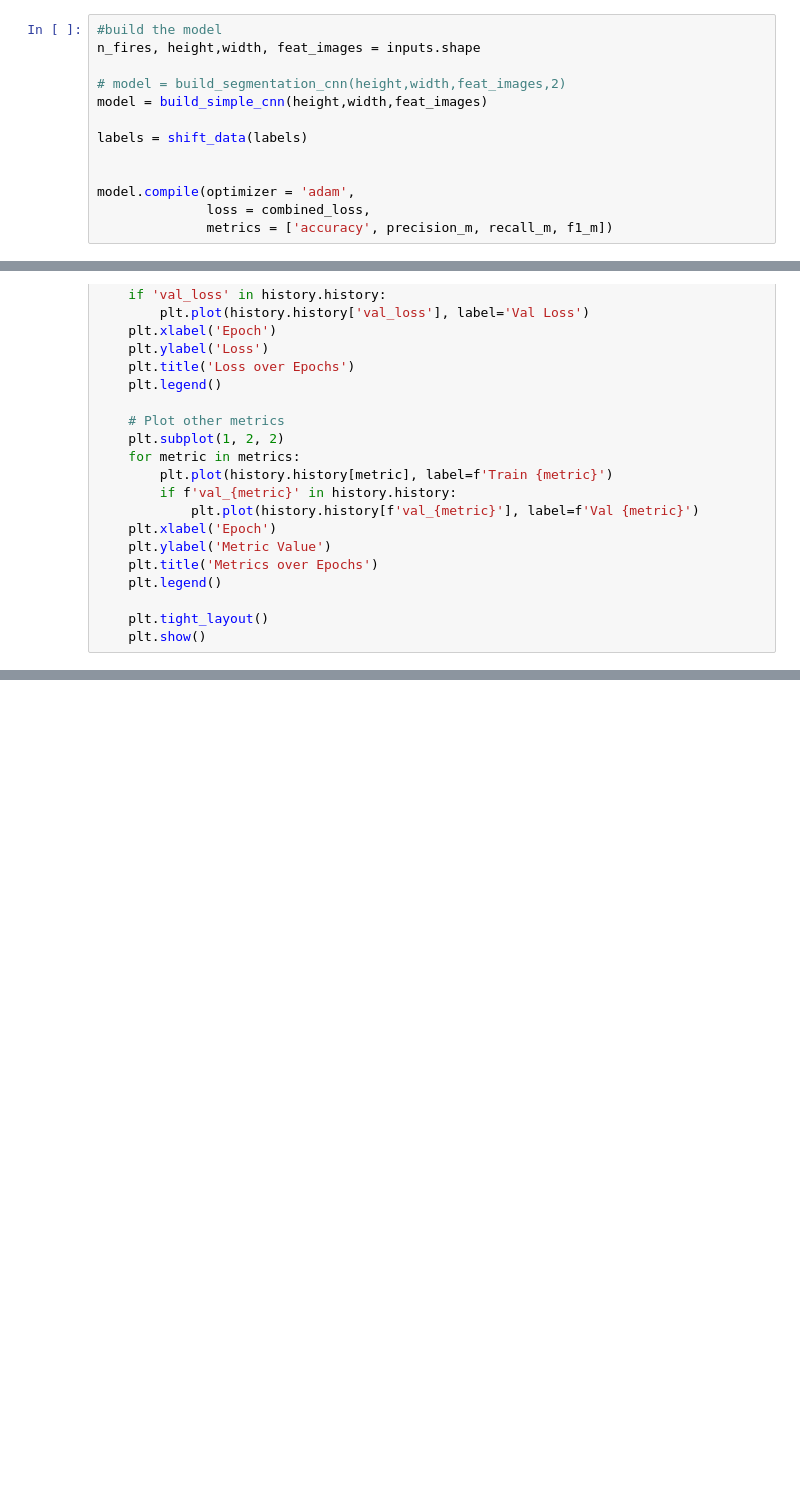
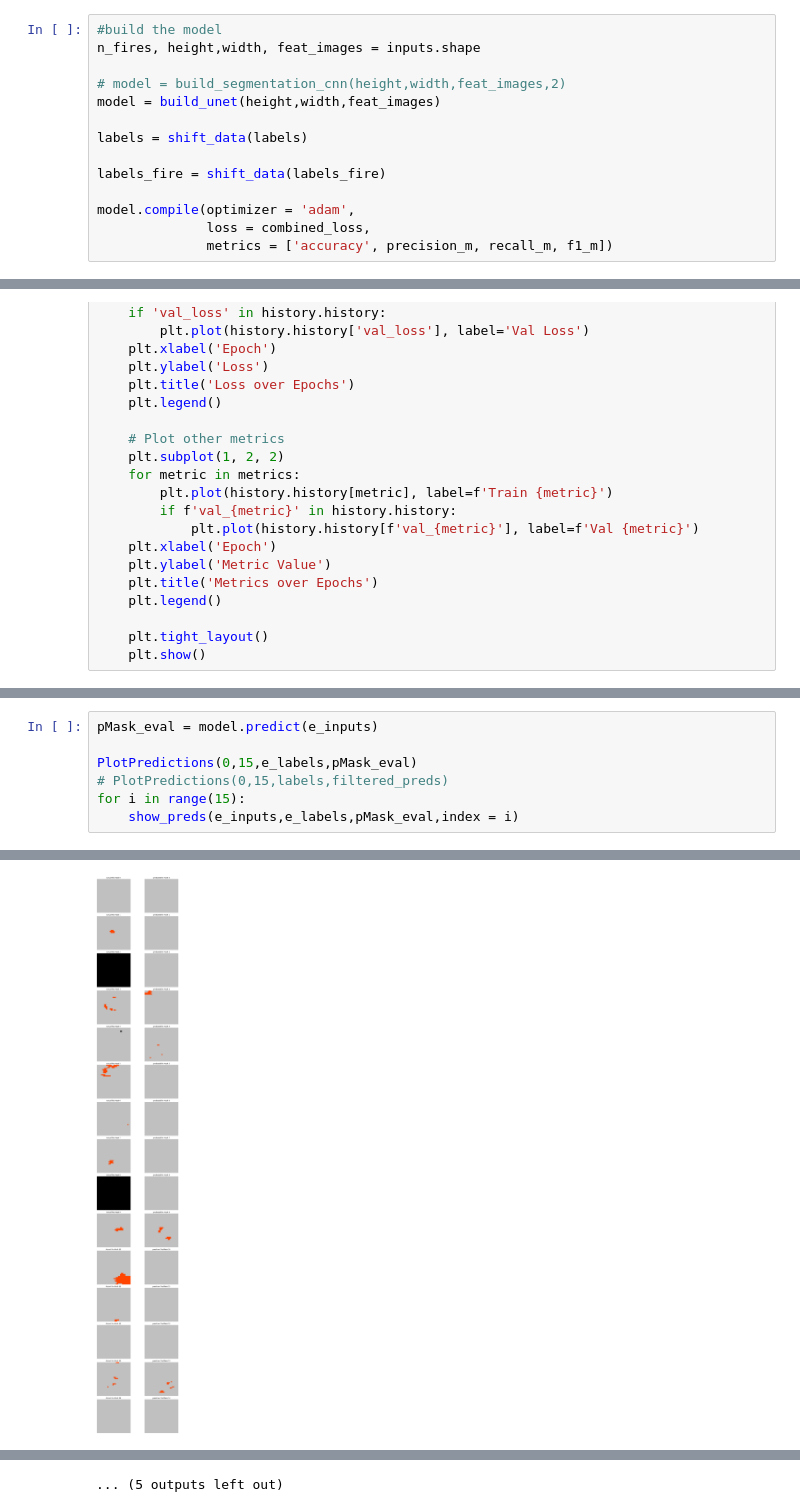
Before and after one commit to Coreyb03/575_project, a Jupyter notebook: new_notebook.ipynb, the cells around one changed output, grey strips where cells are left out. Saved outputs shown, nothing was run; the diff lists cells and outputs as text; blank space fills up the shorter version.

```diff
--- a/new_notebook.ipynb
+++ b/new_notebook.ipynb
@@ -273,10 +345,11 @@ def f1_m(y_true, y_pred):
 n_fires, height,width, feat_images = inputs.shape
 
 # model = build_segmentation_cnn(height,width,feat_images,2)
-model = build_simple_cnn(height,width,feat_images)
+model = build_unet(height,width,feat_images)
 
 labels = shift_data(labels)
 
+labels_fire = shift_data(labels_fire)
 
 model.compile(optimizer = 'adam',
               loss = combined_loss,
@@ -400,0 +545,8 @@ PlotPredictions(0,15,labels,pMask)
+# %%
+pMask_eval = model.predict(e_inputs)
+
+PlotPredictions(0,15,e_labels,pMask_eval)
+# PlotPredictions(0,15,labels,filtered_preds)
+for i in range(15):
+    show_preds(e_inputs,e_labels,pMask_eval,index = i)
+# %% [output]
@@ -400,0 +554 @@ PlotPredictions(0,15,labels,pMask)
+[figure, added]
@@ -400,0 +565 @@ PlotPredictions(0,15,labels,pMask)
+... (5 outputs left out)
```
Also changed, not shown: parts of 11 cells of this notebook.
